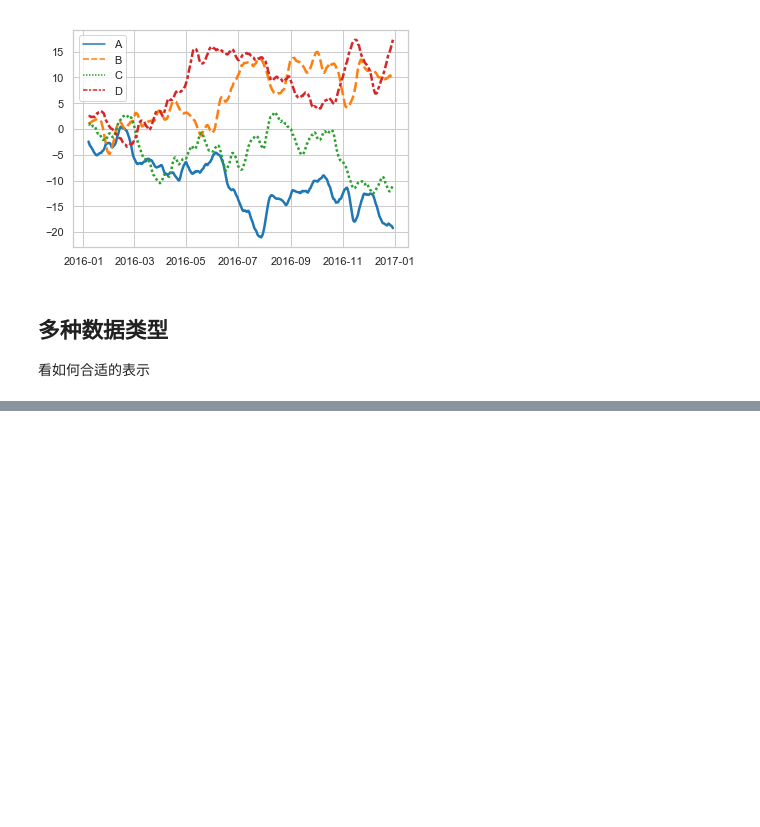
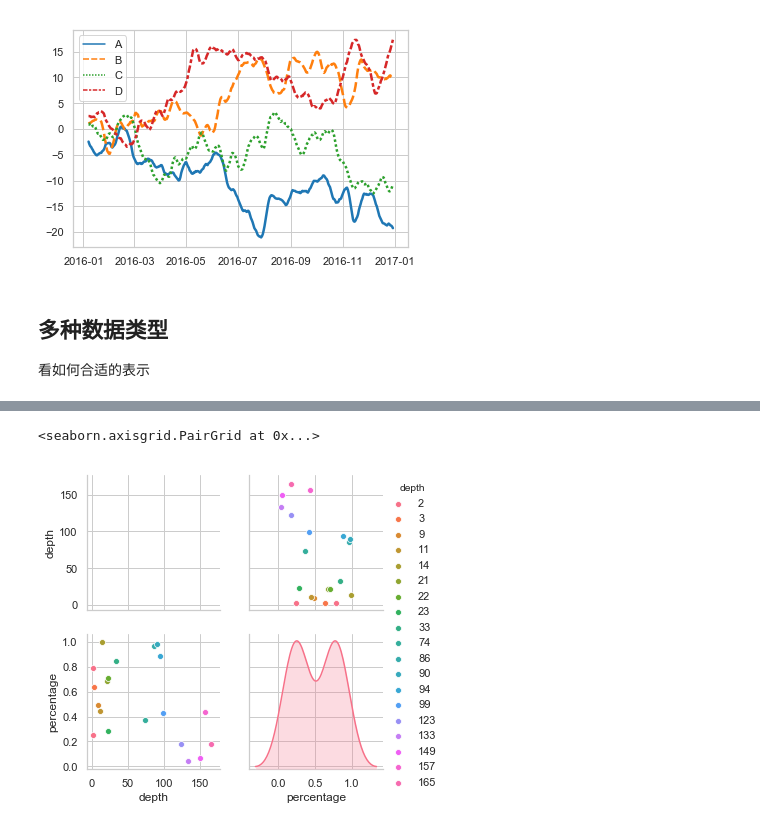
Before and after one commit to btrspg/python-lib-test, a Jupyter notebook: seaborn-test.ipynb, the cells around one changed output, grey strips where cells are left out. Saved outputs shown, nothing was run; the diff lists cells and outputs as text; code cells hidden in the pictures; blank space fills up the shorter version.

Commit message:
seaborn 多种数据比较

```diff
--- a/seaborn-test.ipynb
+++ b/seaborn-test.ipynb
@@ -200,0 +201,5 @@ sns.pairplot(pd_data, hue="type")
+# %%
+sns.pairplot(pd_data,hue='depth')
+# %% [output]
+<seaborn.axisgrid.PairGrid at 0x...>
+[figure, added]
```
Also changed, not shown: parts of 10 cells of this notebook.
